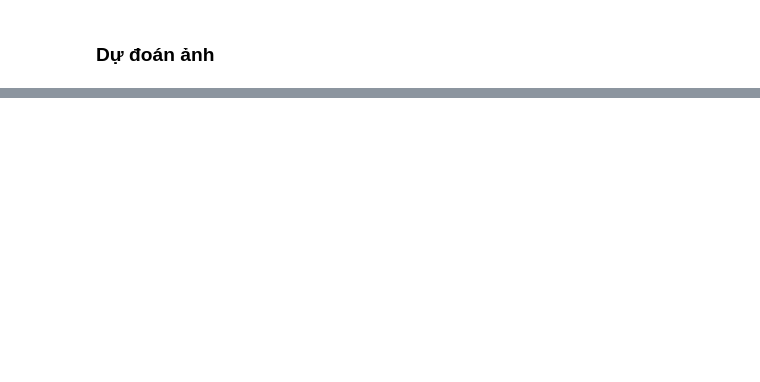
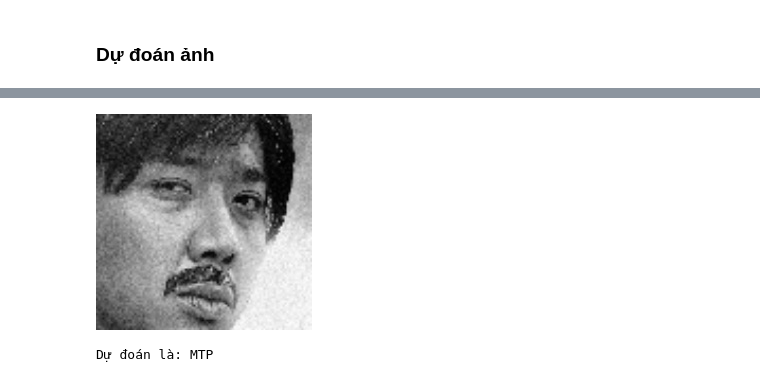
Before and after one commit to kangdoung/CS114.K21, a Jupyter notebook: Do_an_cuoi_ky/Classify_face_celeb_svc_and_cnn.ipynb, the cells around one changed output, grey strips where cells are left out. Cells and saved outputs as stored; diff of their text form; code cells hidden in the pictures; blank space fills up the shorter version.

```diff
--- a/Do_an_cuoi_ky/Classify_face_celeb_svc_and_cnn.ipynb
+++ b/Do_an_cuoi_ky/Classify_face_celeb_svc_and_cnn.ipynb
@@ -472,0 +460,26 @@ img = cv2.imread('ninh-duong-lan-ngoc-bat-trend-len-ca-cay-do-hoa-tiet-sau-gian-
+# %%
+img = cv2.imread('TranThanh121.jpg', 0)
+img_show = cv2.imread('TranThanh121.jpg', 0)
+# %%
+model = keras.models.load_model('drive/My Drive/data_cnn/model_at_12_12am')
+# %%
+img = cv2.resize(img, (50,50), interpolation = cv2.INTER_AREA)
+img_pre = []
+img_pre.append(img)
+img_pre = np.asarray(img_pre)
+img_pre = img_pre.reshape(img_pre.shape[0], 50, 50, 1)
+# %%
+cv2_imshow(img_show)
+if (model.predict_classes(img_pre) == 0):
+  print("Dự đoán là: Amee")
+elif (model.predict_classes(img_pre) == 1):
+  print("Dự đoán là: MTP")
+elif (model.predict_classes(img_pre) == 3):
+  print("Dự đoán là: Ninh Dương Lan Ngọc")
+elif (model.predict_classes(img_pre) == 2):
+  print("Dự đoán là: Mỹ Tâm")
+else:
+  print("Dự đoán là: Trấn Thành")
+# %% [output]
+[figure, added]
+Dự đoán là: MTP
```
Also changed, not shown: parts of 28 cells of this notebook.
